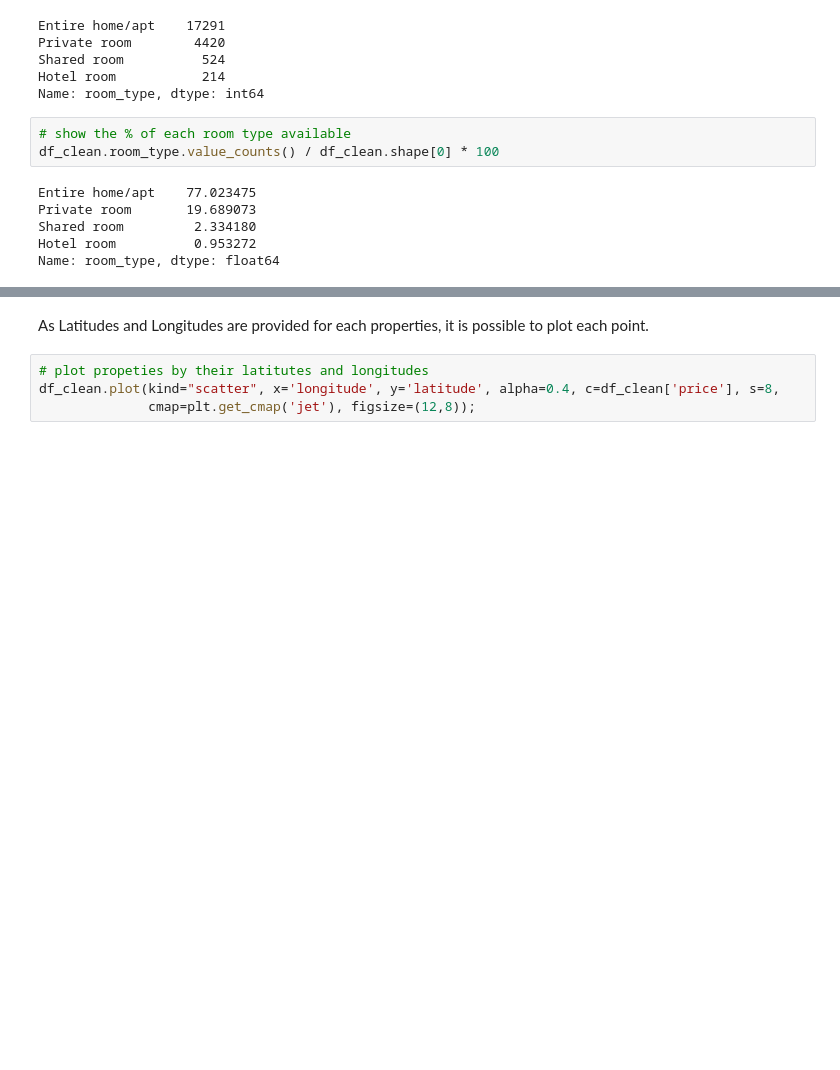
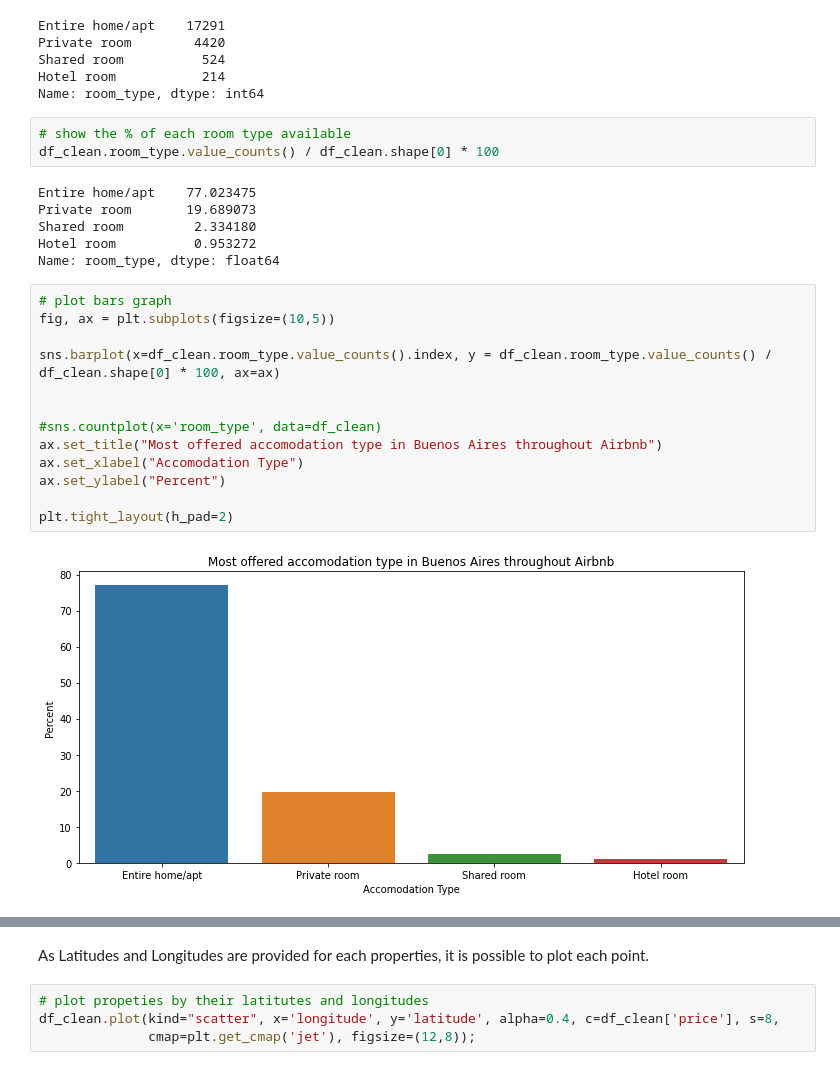
Before and after one commit to RadoBoiii/ds_handson, a Jupyter notebook: Airbnb_Buenos_Aires_Data_Analysis.ipynb, the cells around one changed output, grey strips where cells are left out. Drawn from its saved outputs; the diff is of its cells as text; blank space fills up the shorter version.

```diff
--- a/Airbnb_Buenos_Aires_Data_Analysis.ipynb
+++ b/Airbnb_Buenos_Aires_Data_Analysis.ipynb
@@ -300,3 +301,18 @@ Private room       19.689073
 Shared room         2.334180
 Hotel room          0.953272
 Name: room_type, dtype: float64
+# %%
+# plot bars graph
+fig, ax = plt.subplots(figsize=(10,5))
+
+sns.barplot(x=df_clean.room_type.value_counts().index, y = df_clean.room_type.value_counts() / df_clean.shape[0] * 100, ax=ax)
+
+
+#sns.countplot(x='room_type', data=df_clean)
+ax.set_title("Most offered accomodation type in Buenos Aires throughout Airbnb")
+ax.set_xlabel("Accomodation Type")
+ax.set_ylabel("Percent")
+
+plt.tight_layout(h_pad=2)
+# %% [output]
+[figure, added]
```
Also changed, not shown: parts of 32 cells of this notebook.
